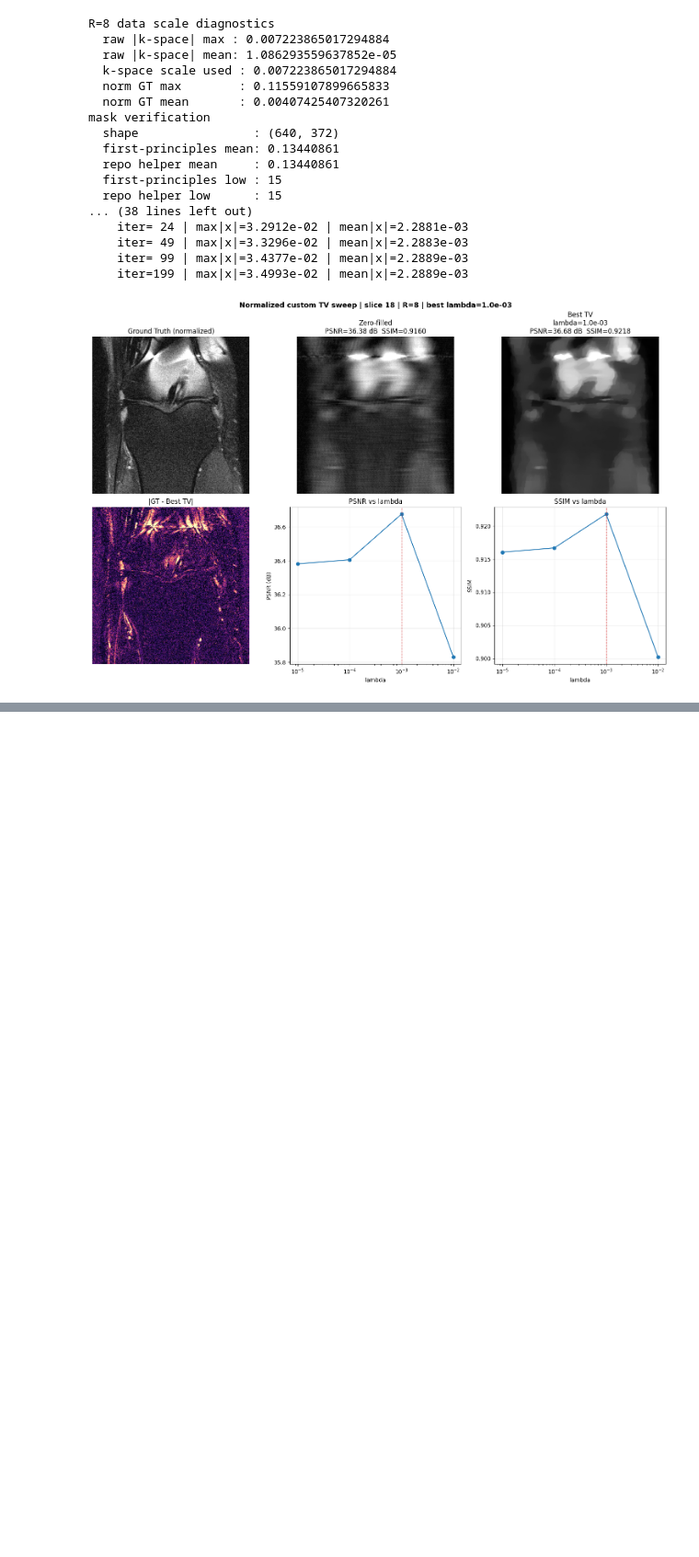
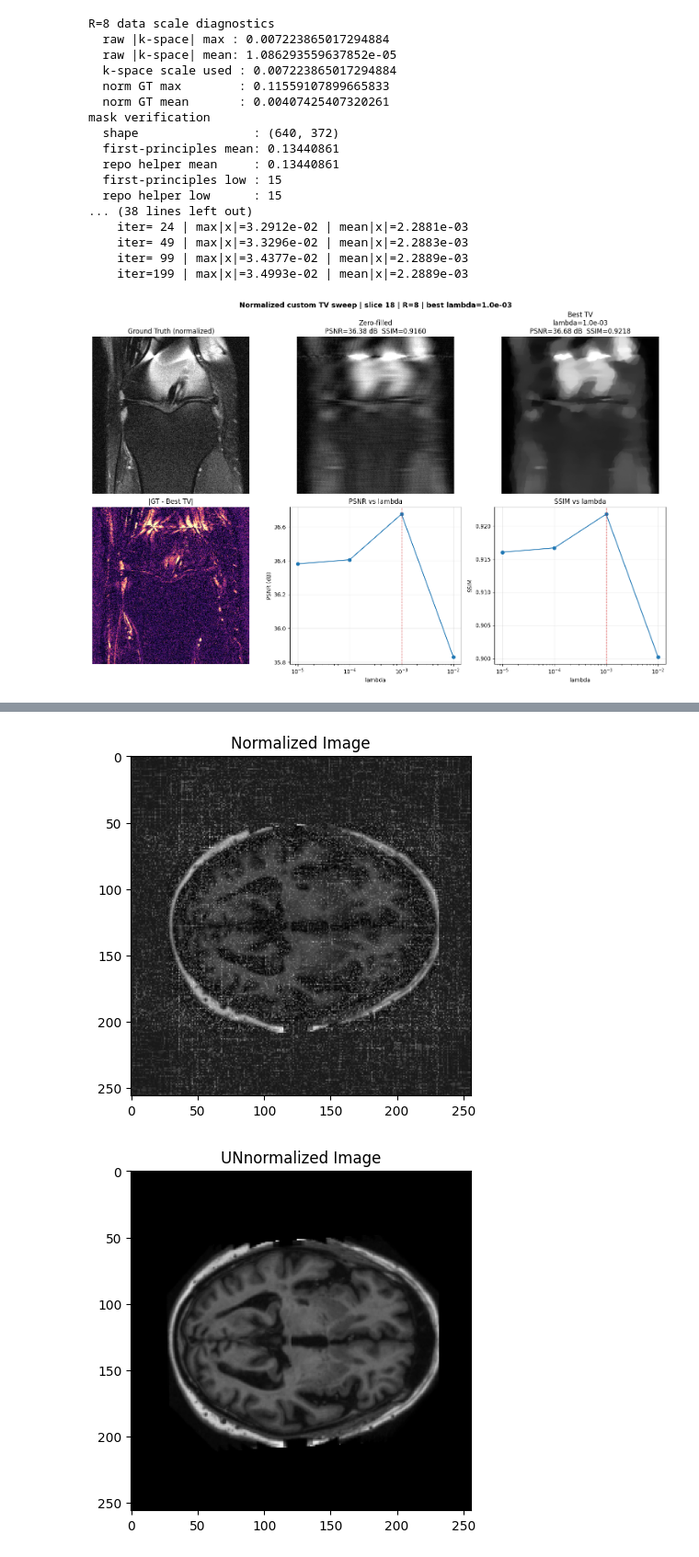
Before and after one commit to amlannag/MambaCS, a Jupyter notebook: notebooks/kspace_analysis.ipynb, the cells around one changed output, grey strips where cells are left out. Shown at 92% size. Saved outputs shown, nothing was run; the diff lists cells and outputs as text; code cells hidden in the pictures; blank space fills up the shorter version.

```diff
--- a/notebooks/kspace_analysis.ipynb
+++ b/notebooks/kspace_analysis.ipynb
@@ -450,0 +496,11 @@ Not found yet: ../Experiments/OASIS_kspace_axial_RoPE_complex_4x_lam1/metrics.js
+# %%
+plt.imshow(np.abs(img_us_norm[0, 0].numpy()), cmap='gray')
+plt.title('Normalized Image')
+plt.show()
+
+plt.imshow(np.abs(img_us[0, 0].numpy()), cmap='gray')
+plt.title('UNnormalized Image')
+plt.show()
+# %% [output]
+[figure, added]
+[figure, added]
```
Also changed, not shown: parts of 5 cells of this notebook, 2 other files.
